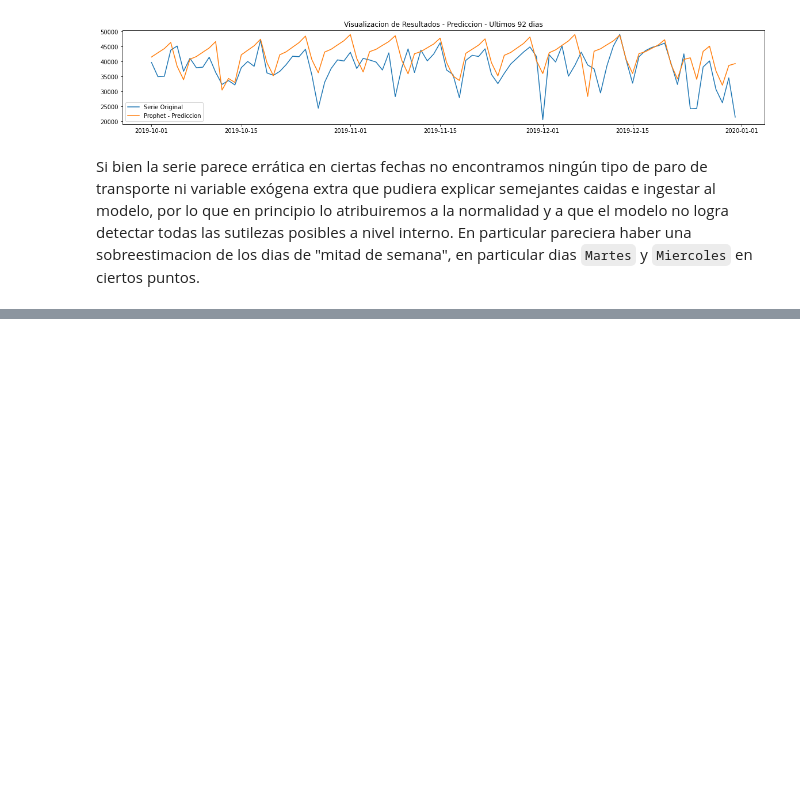
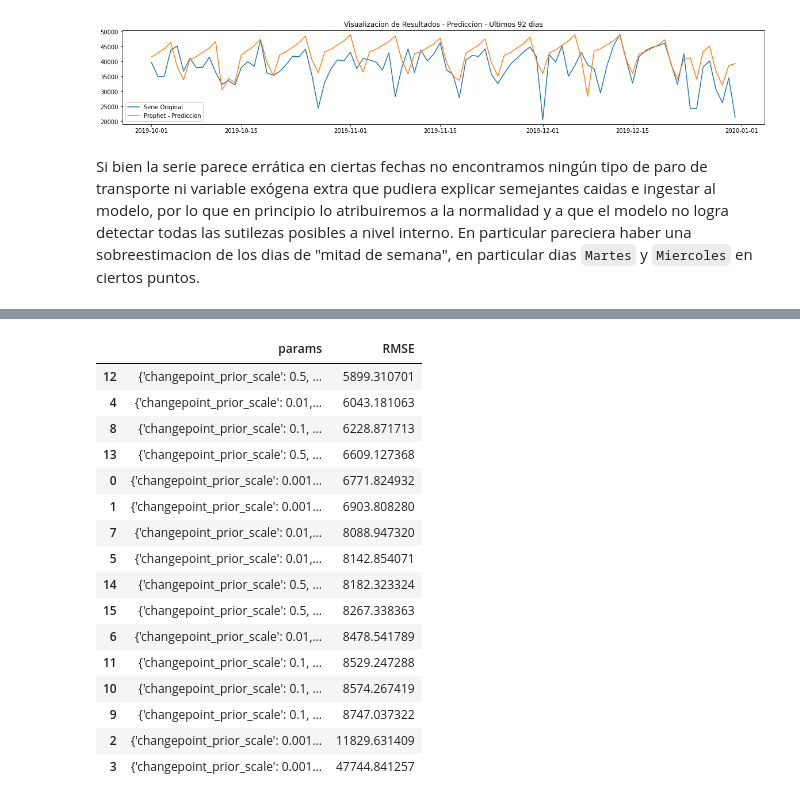
Before and after one commit to torres-federico-e/DS_acamica_time_series_4, a Jupyter notebook: Proyecto 4 - Mejoras - Series de Tiempo.ipynb, the cells around one changed output, grey strips where cells are left out. Saved outputs shown, nothing was run; the diff lists cells and outputs as text; code cells hidden in the pictures; blank space fills up the shorter version.

```diff
--- a/Proyecto 4 - Mejoras - Series de Tiempo.ipynb
+++ b/Proyecto 4 - Mejoras - Series de Tiempo.ipynb
@@ -482,10 +468,10 @@ from sklearn.metrics import mean_squared_error
 
 # Split de Test; Elijo los ultimos 92 dias (ultimo trimestre de 2019 sobre matriz X valida)
 dias_a_predecir = 92
-X_test = X[-dias_a_predecir:] ; y_test = y[-dias_a_predecir:] # inclusivo , dia 92
+X_test = X_new[-dias_a_predecir:] ; y_test = y[-dias_a_predecir:] # inclusivo , dia 92
 
 # Split de Train; fechas anteriores disponibles
-X_train = X[:-dias_a_predecir] ; y_train = y[:-dias_a_predecir] # no inclusivo, dia 92
+X_train = X_new[:-dias_a_predecir] ; y_train = y[:-dias_a_predecir] # no inclusivo, dia 92
 
 # Entrenamiento
 rf = RandomForestRegressor(n_estimators = 100, random_state=42, n_jobs = -1)
@@ -890,0 +830,2 @@ OrderedDict([('yearly', {'period': 365.25, 'fourier_order': 10, 'prior_scale': 1
+# %%
+resultados = cross_validate_prophet(df, all_params, n_splits = 5)
@@ -890,0 +856,20 @@ OrderedDict([('yearly', {'period': 365.25, 'fourier_order': 10, 'prior_scale': 1
+# %%
+resultados = pd.DataFrame(resultados).sort_values(by='RMSE'); resultados
+# %% [output]
+|  | params | RMSE |
+| 12 | {'changepoint_prior_scale': 0.5, ... | 5899.310701 |
+| 4 | {'changepoint_prior_scale': 0.01,... | 6043.181063 |
+| 8 | {'changepoint_prior_scale': 0.1, ... | 6228.871713 |
+| 13 | {'changepoint_prior_scale': 0.5, ... | 6609.127368 |
+| 0 | {'changepoint_prior_scale': 0.001... | 6771.824932 |
+| 1 | {'changepoint_prior_scale': 0.001... | 6903.808280 |
+| 7 | {'changepoint_prior_scale': 0.01,... | 8088.947320 |
+| 5 | {'changepoint_prior_scale': 0.01,... | 8142.854071 |
+| 14 | {'changepoint_prior_scale': 0.5, ... | 8182.323324 |
+| 15 | {'changepoint_prior_scale': 0.5, ... | 8267.338363 |
+| 6 | {'changepoint_prior_scale': 0.01,... | 8478.541789 |
+| 11 | {'changepoint_prior_scale': 0.1, ... | 8529.247288 |
+| 10 | {'changepoint_prior_scale': 0.1, ... | 8574.267419 |
+| 9 | {'changepoint_prior_scale': 0.1, ... | 8747.037322 |
+| 2 | {'changepoint_prior_scale': 0.001... | 11829.631409 |
+| 3 | {'changepoint_prior_scale': 0.001... | 47744.841257 |
```
Also changed, not shown: parts of 42 cells of this notebook.
